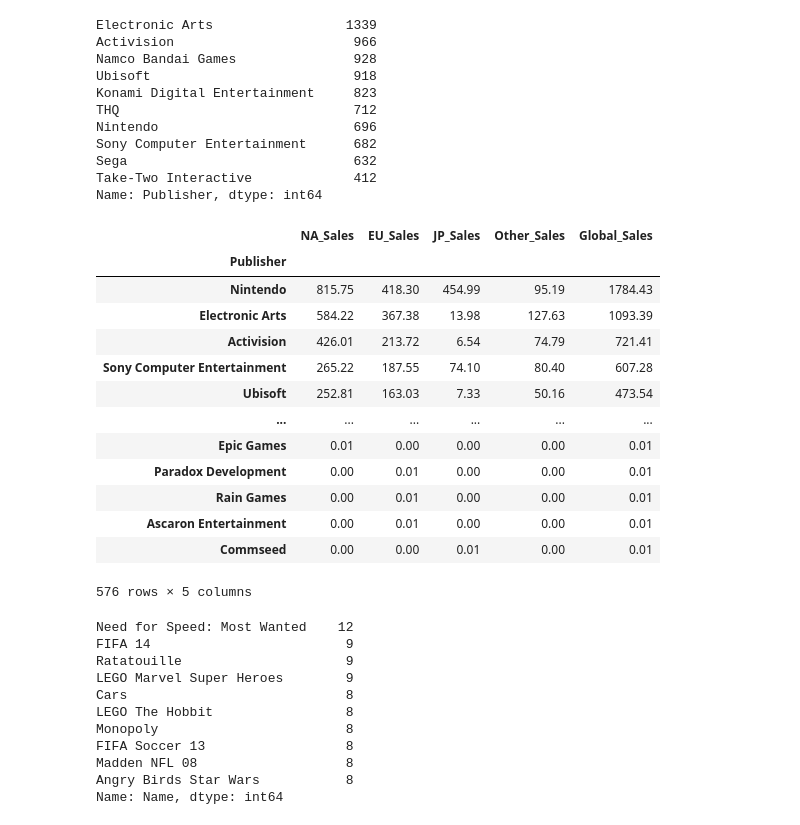
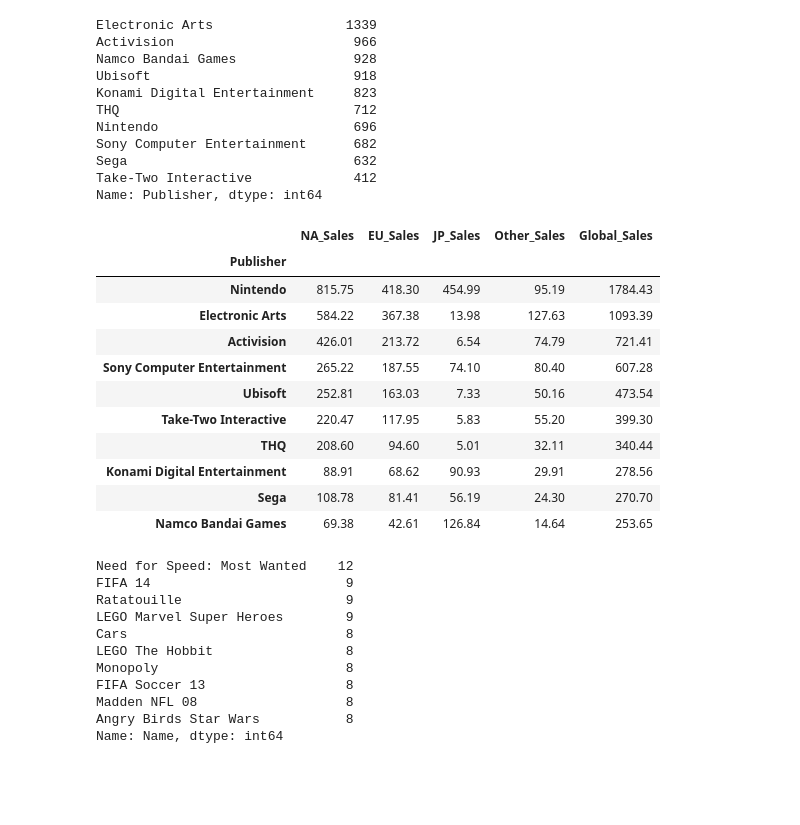
Before and after one commit to JMDUKU/GROUP-K-EDA-PROJECT, a Jupyter notebook: Group K EDA project.ipynb, the cells around one changed output. Drawn from its saved outputs; the diff is of its cells as text; code cells hidden in the pictures; blank space fills up the shorter version.

```diff
--- a/Group K EDA project.ipynb
+++ b/Group K EDA project.ipynb
@@ -259,22 +254,20 @@ Take-Two Interactive             412
 Name: Publisher, dtype: int64
 # %%
 publisher_group = df.groupby(['Publisher'])[['NA_Sales','EU_Sales','JP_Sales','Other_Sales','Global_Sales']].sum()
-publisher_group.sort_values('Global_Sales',ascending=False)
+publisher_group.sort_values('Global_Sales',ascending=False).head(10)
 # %% [output]
 |  | NA_Sales | EU_Sales | JP_Sales | Other_Sales | Global_Sales |
 | Publisher |  |  |  |  |  |
 | Nintendo | 815.75 | 418.30 | 454.99 | 95.19 | 1784.43 |
 | Electronic Arts | 584.22 | 367.38 | 13.98 | 127.63 | 1093.39 |
 | Activision | 426.01 | 213.72 | 6.54 | 74.79 | 721.41 |
 | Sony Computer Entertainment | 265.22 | 187.55 | 74.10 | 80.40 | 607.28 |
 | Ubisoft | 252.81 | 163.03 | 7.33 | 50.16 | 473.54 |
-| ... | ... | ... | ... | ... | ... |
-| Epic Games | 0.01 | 0.00 | 0.00 | 0.00 | 0.01 |
-| Paradox Development | 0.00 | 0.01 | 0.00 | 0.00 | 0.01 |
-| Rain Games | 0.00 | 0.01 | 0.00 | 0.00 | 0.01 |
-| Ascaron Entertainment | 0.00 | 0.01 | 0.00 | 0.00 | 0.01 |
-| Commseed | 0.00 | 0.00 | 0.01 | 0.00 | 0.01 |
+| Take-Two Interactive | 220.47 | 117.95 | 5.83 | 55.20 | 399.30 |
+| THQ | 208.60 | 94.60 | 5.01 | 32.11 | 340.44 |
+| Konami Digital Entertainment | 88.91 | 68.62 | 90.93 | 29.91 | 278.56 |
+| Sega | 108.78 | 81.41 | 56.19 | 24.30 | 270.70 |
+| Namco Bandai Games | 69.38 | 42.61 | 126.84 | 14.64 | 253.65 |
-576 rows × 5 columns
 # %%
 # Number of times a game has been published over the period from 1980 to 2020.
 
```
Also changed, not shown: parts of 5 cells of this notebook, 1 other file.
